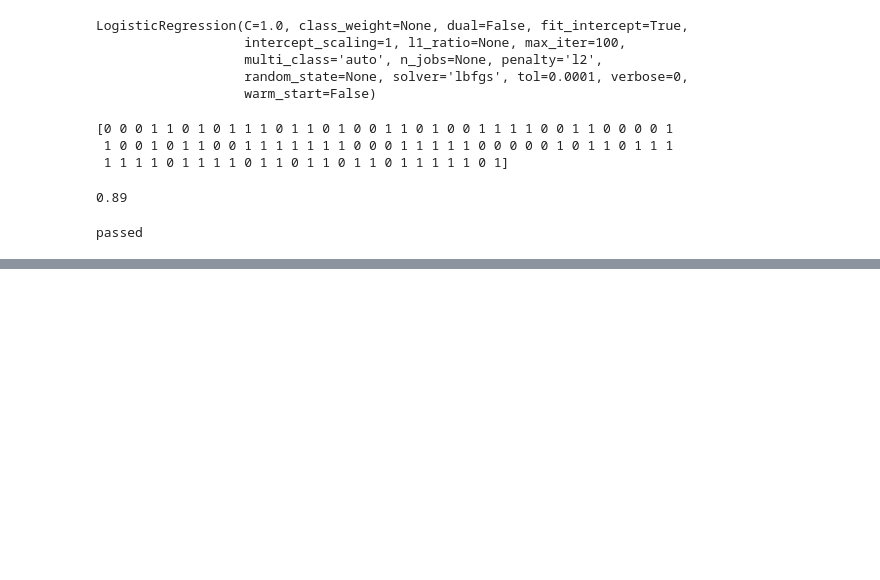
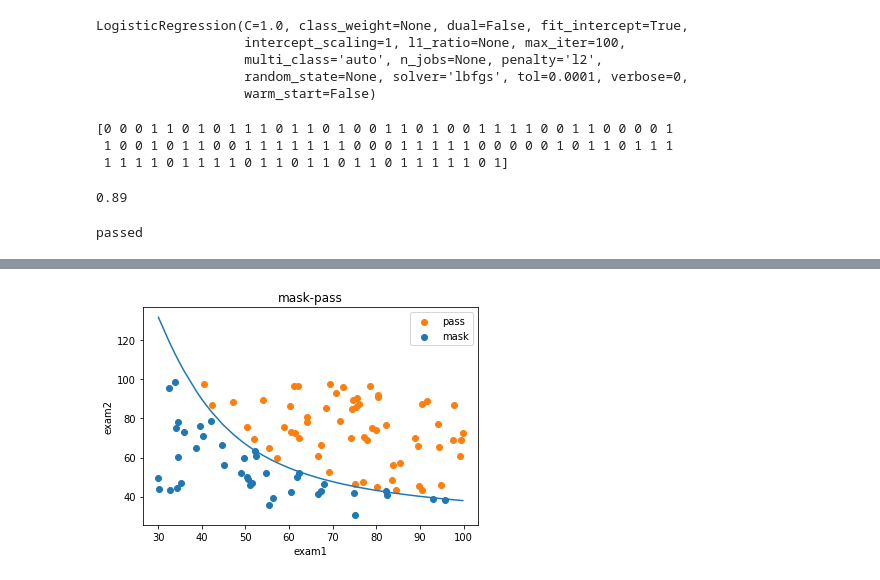
Before and after one commit to HideTheTime/py, a Jupyter notebook: 逻辑回归.ipynb, the cells around one changed output, grey strips where cells are left out. Drawn from its saved outputs; the diff is of its cells as text; code cells hidden in the pictures; blank space fills up the shorter version.

```diff
--- a/逻辑回归.ipynb
+++ b/逻辑回归.ipynb
@@ -114,0 +151,7 @@ passed
+# %%
+#create new data
+x1_2 = data_exam1**2
+x2_2 = data_exam2**2
+x1_x2 = data_exam1*data_exam2
+print(x1_2,x1_x2)
+x_new = {'x1':data_exam1,'x2':data_exam2,'x1_2':x1_2,'x2_2':x2_2,'x1_x2':x1_x2}
@@ -114,0 +176,6 @@ passed
+# %%
+x_new =pd.DataFrame(x_new)
+data_exam1_sort = data_exam1.sort_values()
+data_exam2_sort = data_exam2.sort_values()
+print(x_new)
+print(data_exam1_sort,data_exam2_sort)
@@ -114,0 +200,3 @@ passed
+# %%
+LR2 = LogisticRegression()
+LR2.fit(x_new,y)
@@ -114,0 +209,14 @@ passed
+# %%
+y2_predict  = LR2.predict(x_new)
+accuracy2 = accuracy_score(y,y2_predict)
+# print(accuracy2)
+intercept = LR2.intercept_[0]
+thita = (LR2.coef_)[0]
+# x1_new = x1.sort_values()
+# print(data_exam1_sort,data_exam1)
+a = thita[3]
+b = thita[4]*data_exam1_sort+thita[1]
+c = intercept+thita[0]*data_exam1_sort+thita[2]**2
+# print(a,b,c)
+x2_new_boundary = (-b+np.sqrt(b*b-4*a*c))/(2*a)
+print(x2_new_boundary)
@@ -114,0 +251,12 @@ passed
+# %%
+fig4 =plot.figure()
+mask_plot=plot.scatter(data_exam1[mask],data_exam2[mask])
+pass_plot=plot.scatter(data_exam1[~mask],data_exam2[~mask])
+plot.title('mask-pass')
+plot.xlabel('exam1')
+plot.ylabel('exam2')
+plot.legend((pass_plot,mask_plot),('pass','mask'))
+plot.plot(data_exam1_sort,x2_new_boundary)
+plot.show()
+# %% [output]
+[figure, added]
```
Also changed, not shown: parts of 9 cells of this notebook.
